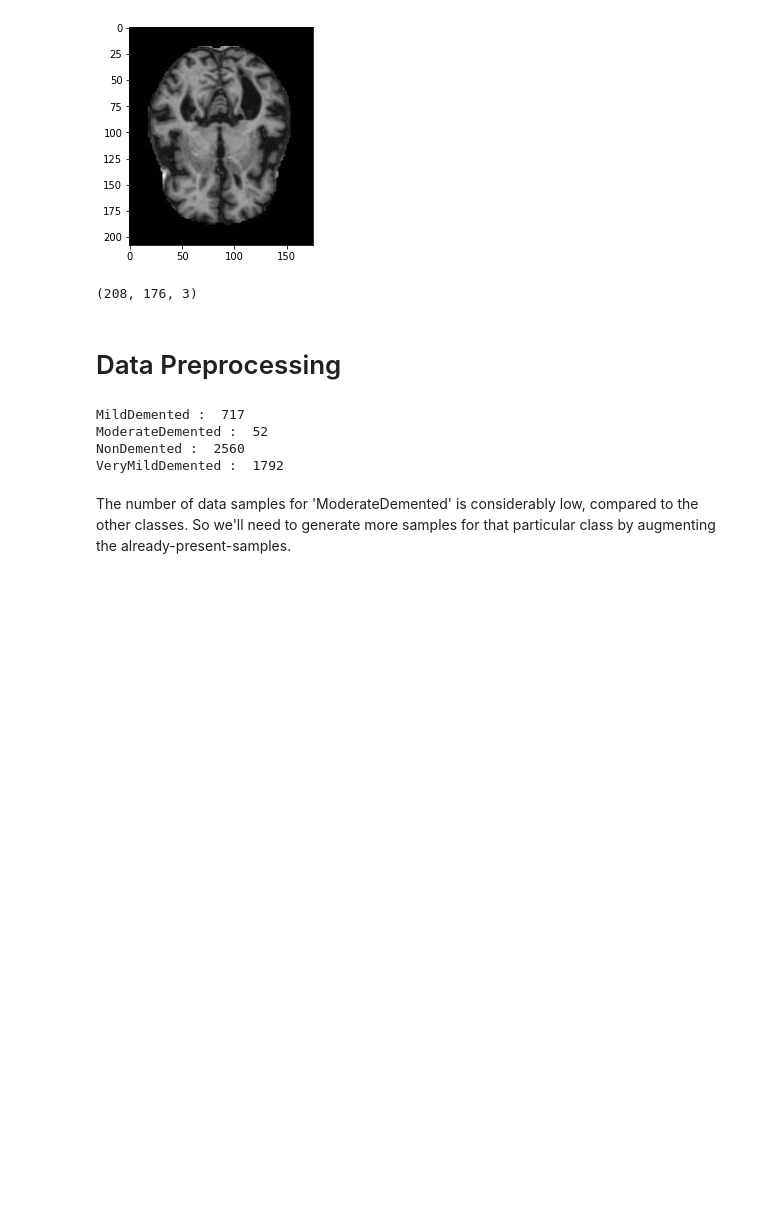
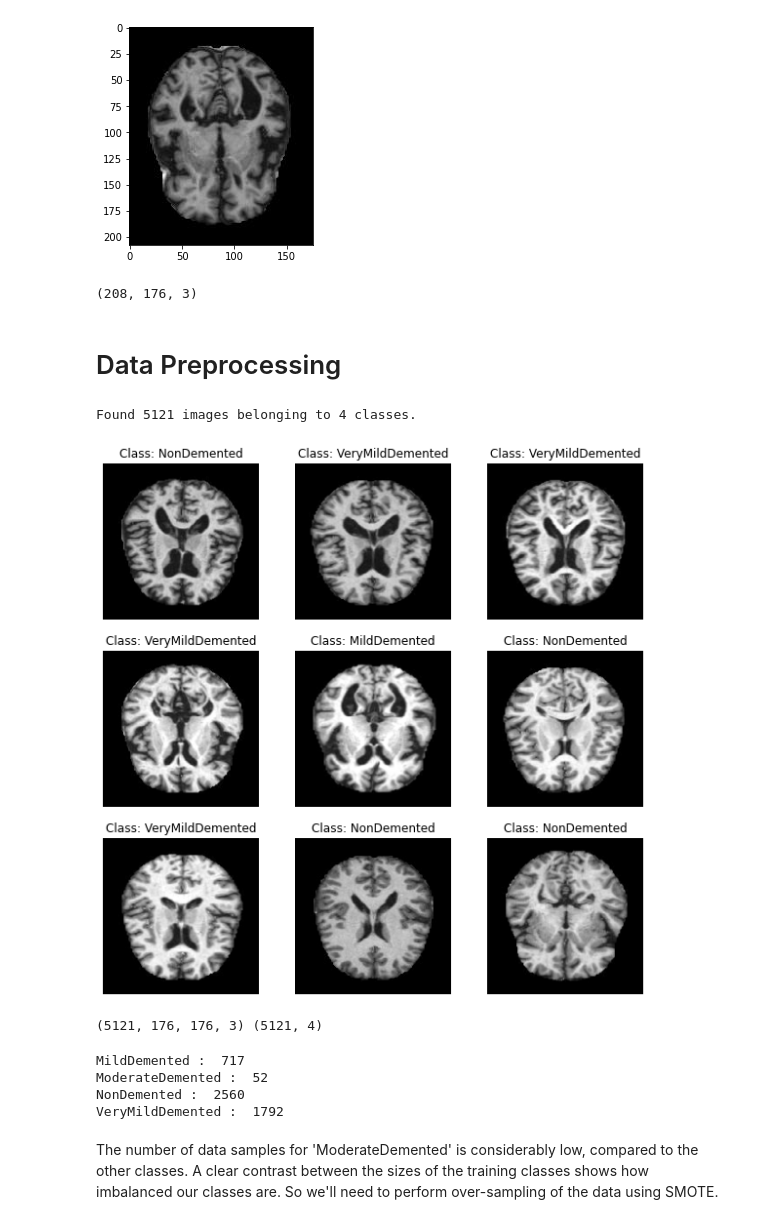
Before and after one commit to Aytijha/BRAIN.MRI, a Jupyter notebook: engine.ipynb, the cells around one changed output. Cells and saved outputs as stored; diff of their text form; code cells hidden in the pictures; blank space fills up the shorter version.

Commit message:
data augmentation

```diff
--- a/engine.ipynb
+++ b/engine.ipynb
@@ -38,0 +41,8 @@ print(img_array.shape)
+# %%
+# to augment images and create more samples
+
+image_generator = tf.keras.preprocessing.image.ImageDataGenerator(brightness_range=[0.8, 1.2], zoom_range=[0.99, 1.01], horizontal_flip=True, fill_mode="constant", data_format="channels_last")
+# %%
+train_data_gen = image_generator.flow_from_directory(directory=data_dir, target_size=(176, 176), batch_size=6500, shuffle=False)
+# %% [output]
+Found 5121 images belonging to 4 classes.
@@ -39,3 +52,42 @@ print(img_array.shape)
+# %%
+def show_images(generator,y_pred=None):
+    #Input: An image generator, predicted labels (optional)
+    #Output: Displays a grid of 9 random images with lables
+
+    #get image lables
+    labels =dict(zip([0,1,2,3], classes))
+
+    #get a batch of images
+    x,y = generator.next()
+
+    #display a grid of 9 images
+    plt.figure(figsize=(10, 10))
+    if y_pred is None:
+        for i in range(9):
+            ax = plt.subplot(3, 3, i + 1)
+            idx = randint(0, 5121) #because there are a total of 5121 images
+            plt.imshow(x[idx].astype('uint8')) #This is done because of the reason that if the color intensity is a float,
+            #then matplotlib expects it to range from 0 to 1. If an int, then it expects 0 to 255.
+            #So we can either force all the numbers to int or scale them all by 1/255 or use the .astype function to cast the object onto our specified dtype.
+            plt.axis("off")
+            plt.title("Class: {}".format(labels[np.argmax(y[idx])]))
+
+    else:
+        for i in range(9):
+            ax = plt.subplot(3, 3, i + 1)
+            plt.imshow(x[i].astype('uint8'))
+            plt.axis("off")
+            plt.title("Actual: {} \nPredicted: {}".format(labels[np.argmax(y[i])],labels[y_pred[i]]))
+
+# Display Train Images
+show_images(train_data_gen)
+# %% [output]
+[figure, added]
+# %%
+train_data, train_labels = train_data_gen.next()
+print(train_data.shape, train_labels.shape)
+# %% [output]
+(5121, 176, 176, 3) (5121, 4)
 # %%
 classes = ['MildDemented', 'ModerateDemented', 'NonDemented', 'VeryMildDemented']
 
@@ -51,4 +103,4 @@ ModerateDemented :  52
 NonDemented :  2560
 VeryMildDemented :  1792
 # %% [markdown]
-The number of data samples for 'ModerateDemented' is considerably low, compared to the other classes. So we'll need to generate more samples for that particular class by augmenting the already-present-samples.
+The number of data samples for 'ModerateDemented' is considerably low, compared to the other classes. A clear contrast between the sizes of the training classes shows how imbalanced our classes are. So we'll need to perform over-sampling of the data using SMOTE.
```
Also changed, not shown: parts of 7 cells of this notebook.
